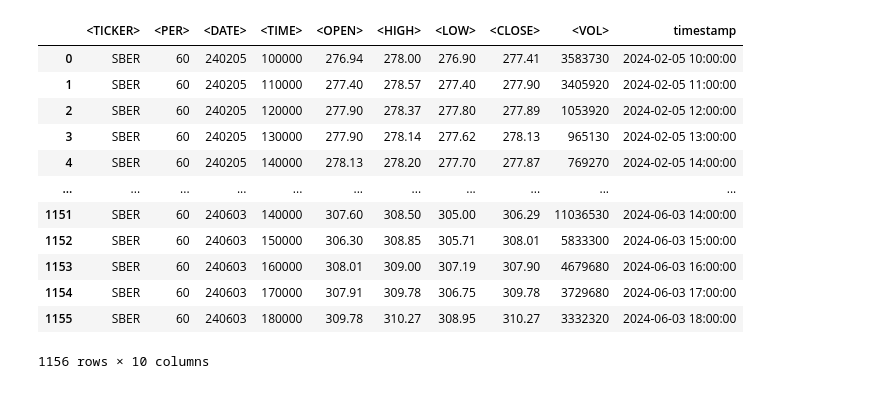
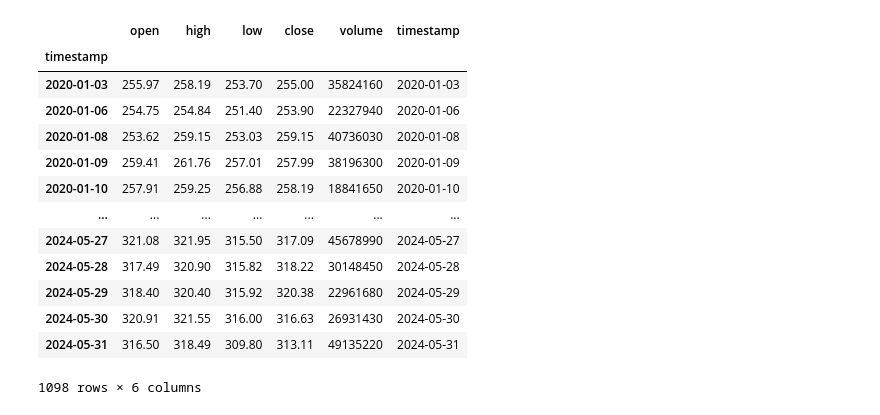
Before and after one commit to afedyanin/msu-data-analysis, a Jupyter notebook: notebooks/playground.ipynb, the cells around one changed output. Drawn from its saved outputs; the diff is of its cells as text; code cells hidden in the pictures.

```diff
--- a/notebooks/playground.ipynb
+++ b/notebooks/playground.ipynb
@@ -1,46 +1,42 @@
 # %%
 from datetime import datetime
-
 import pandas as pd
-
-
-'''
-загружаем csv в df, попутно обрабатывая колонки
-- формируем таймстамп
-- таймстамп нужен как индекс
-- отбрасываем ненужные колонки (оставляем только close)
-- проверяем правильность типов в колонке
-'''
+import matplotlib.pyplot as plt
+# import plotly.graph_objects as go
 
 filename_1d = "..\\data\\moex\\SBER_200101_240530.csv"
 filename_1h = "..\\data\\moex\\SBER_240205_240603.csv"
 
 dtype={
     '<TICKER>': 'string',
     '<PER>': 'string',
     '<DATE>': 'string',
     '<TIME>': 'string',
     '<OPEN>': 'float',
     '<HIGH>': 'float',
     '<LOW>': 'float',
     '<CLOSE>': 'float',
     '<VOLUME>': 'float',
 }
 
-df = pd.read_csv(filename_1h, delimiter=";", decimal=".", dtype=dtype)
+df = pd.read_csv(filename_1d, delimiter=";", decimal=".", dtype=dtype)
 df['timestamp'] = pd.to_datetime(df['<DATE>'] + ' ' + df['<TIME>'], format='%y%m%d %H%M%S')
+df.drop(['<DATE>', '<TIME>', '<PER>', '<TICKER>'], axis=1, inplace=True)
+df.set_index('timestamp', inplace=True, drop=False)
+df.rename(columns= {'<OPEN>' : 'open', '<HIGH>' : 'high', '<LOW>' : 'low', '<CLOSE>' : 'close', '<VOL>' : 'volume'}, inplace=True)
 df
 # %% [output]
-|  | <TICKER> | <PER> | <DATE> | <TIME> | <OPEN> | <HIGH> | <LOW> | <CLOSE> | <VOL> | timestamp |
-| 0 | SBER | 60 | 240205 | 100000 | 276.94 | 278.00 | 276.90 | 277.41 | 3583730 | 2024-02-05 10:00:00 |
-| 1 | SBER | 60 | 240205 | 110000 | 277.40 | 278.57 | 277.40 | 277.90 | 3405920 | 2024-02-05 11:00:00 |
-| 2 | SBER | 60 | 240205 | 120000 | 277.90 | 278.37 | 277.80 | 277.89 | 1053920 | 2024-02-05 12:00:00 |
-| 3 | SBER | 60 | 240205 | 130000 | 277.90 | 278.14 | 277.62 | 278.13 | 965130 | 2024-02-05 13:00:00 |
-| 4 | SBER | 60 | 240205 | 140000 | 278.13 | 278.20 | 277.70 | 277.87 | 769270 | 2024-02-05 14:00:00 |
-| ... | ... | ... | ... | ... | ... | ... | ... | ... | ... | ... |
-| 1151 | SBER | 60 | 240603 | 140000 | 307.60 | 308.50 | 305.00 | 306.29 | 11036530 | 2024-06-03 14:00:00 |
-| 1152 | SBER | 60 | 240603 | 150000 | 306.30 | 308.85 | 305.71 | 308.01 | 5833300 | 2024-06-03 15:00:00 |
-| 1153 | SBER | 60 | 240603 | 160000 | 308.01 | 309.00 | 307.19 | 307.90 | 4679680 | 2024-06-03 16:00:00 |
-| 1154 | SBER | 60 | 240603 | 170000 | 307.91 | 309.78 | 306.75 | 309.78 | 3729680 | 2024-06-03 17:00:00 |
-| 1155 | SBER | 60 | 240603 | 180000 | 309.78 | 310.27 | 308.95 | 310.27 | 3332320 | 2024-06-03 18:00:00 |
+|  | open | high | low | close | volume | timestamp |
+| timestamp |  |  |  |  |  |  |
+| 2020-01-03 | 255.97 | 258.19 | 253.70 | 255.00 | 35824160 | 2020-01-03 |
+| 2020-01-06 | 254.75 | 254.84 | 251.40 | 253.90 | 22327940 | 2020-01-06 |
+| 2020-01-08 | 253.62 | 259.15 | 253.03 | 259.15 | 40736030 | 2020-01-08 |
+| 2020-01-09 | 259.41 | 261.76 | 257.01 | 257.99 | 38196300 | 2020-01-09 |
+| 2020-01-10 | 257.91 | 259.25 | 256.88 | 258.19 | 18841650 | 2020-01-10 |
+| ... | ... | ... | ... | ... | ... | ... |
+| 2024-05-27 | 321.08 | 321.95 | 315.50 | 317.09 | 45678990 | 2024-05-27 |
+| 2024-05-28 | 317.49 | 320.90 | 315.82 | 318.22 | 30148450 | 2024-05-28 |
+| 2024-05-29 | 318.40 | 320.40 | 315.92 | 320.38 | 22961680 | 2024-05-29 |
+| 2024-05-30 | 320.91 | 321.55 | 316.00 | 316.63 | 26931430 | 2024-05-30 |
+| 2024-05-31 | 316.50 | 318.49 | 309.80 | 313.11 | 49135220 | 2024-05-31 |
-1156 rows × 10 columns
+1098 rows × 6 columns
```
Also changed, not shown: parts of 2 cells of this notebook.
